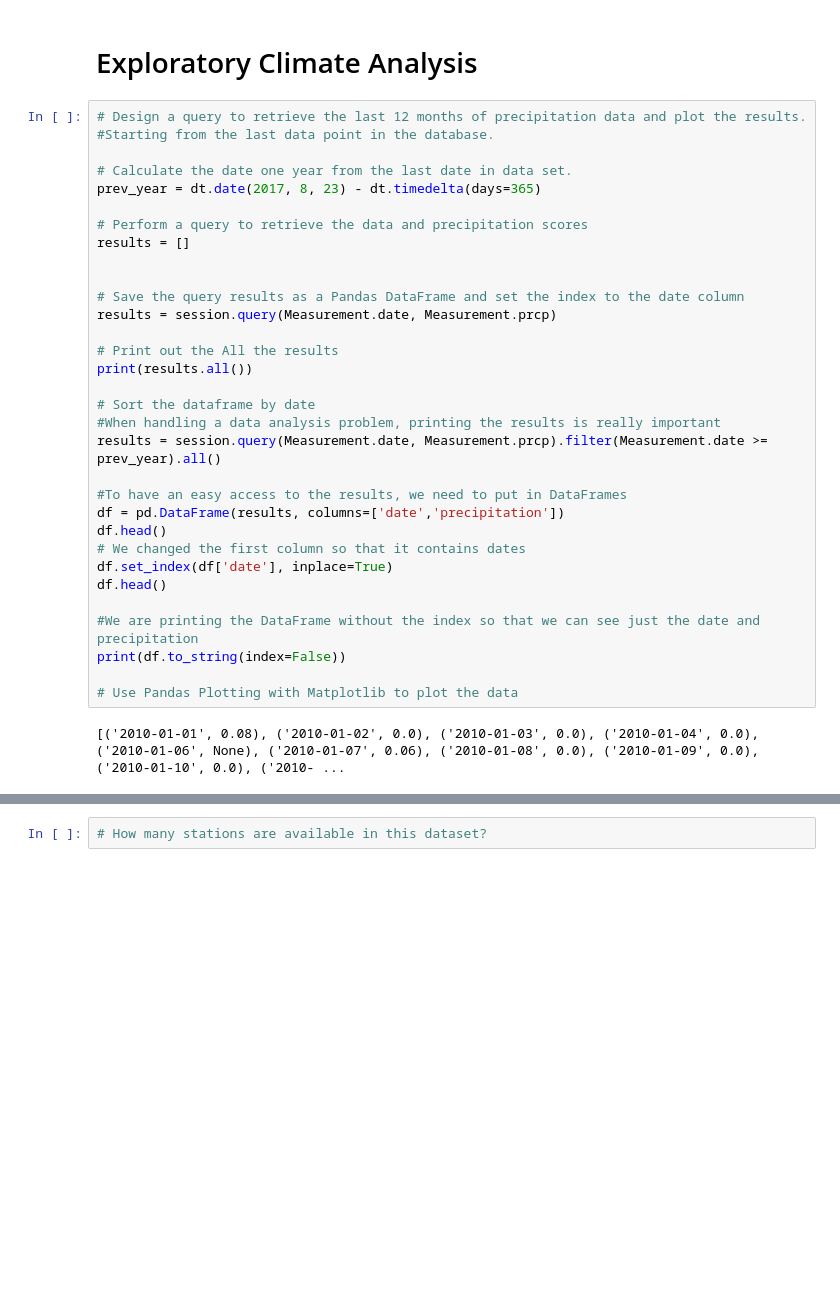
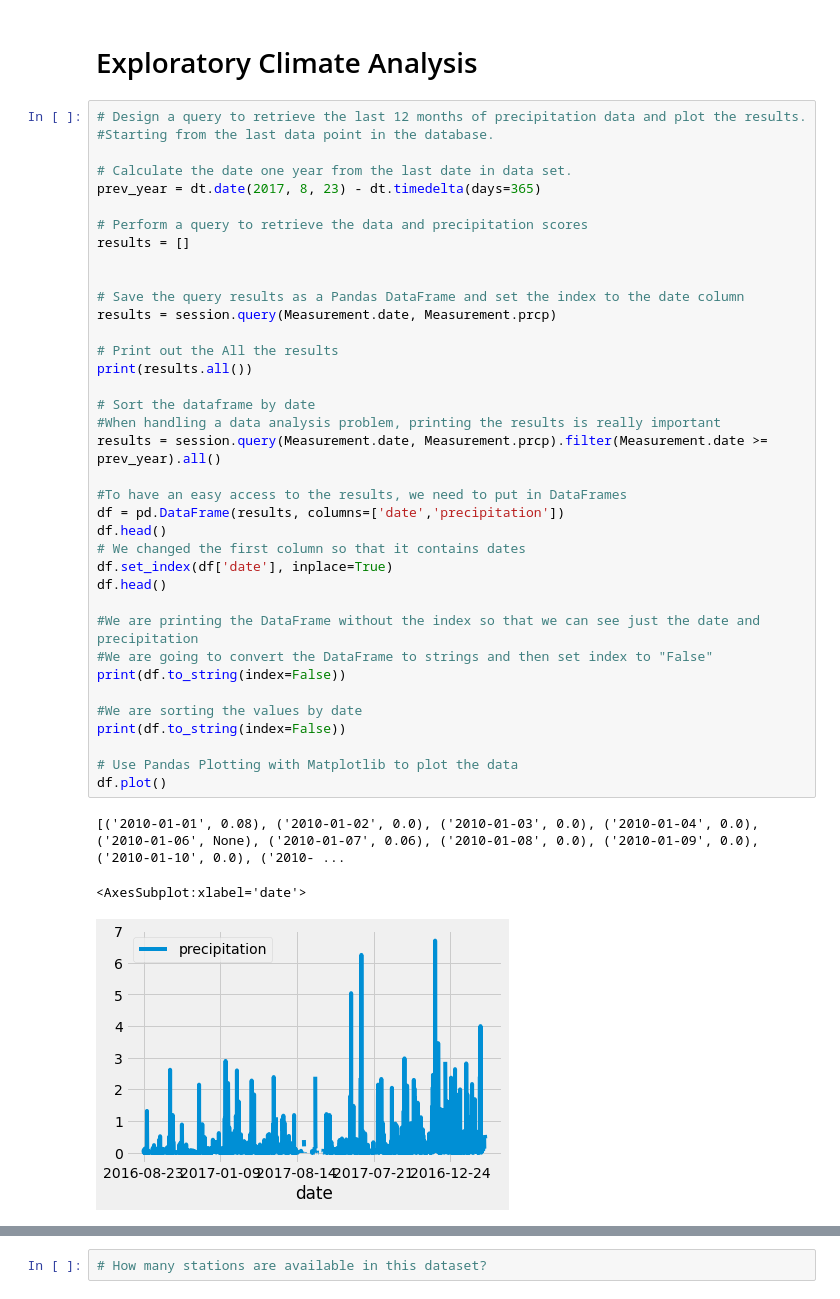
Before and after one commit to macosta2015/Roadmap, a Jupyter notebook: climate_analysis.ipynb, the cells around one changed output, grey strips where cells are left out. Cells and saved outputs as stored; diff of their text form; blank space fills up the shorter version.

```diff
--- a/climate_analysis.ipynb
+++ b/climate_analysis.ipynb
@@ -48,30 +48,37 @@ session = Session(engine)
 # Calculate the date one year from the last date in data set.
 prev_year = dt.date(2017, 8, 23) - dt.timedelta(days=365)
 
 # Perform a query to retrieve the data and precipitation scores
 results = []
 
 
 # Save the query results as a Pandas DataFrame and set the index to the date column
 results = session.query(Measurement.date, Measurement.prcp)
 
 # Print out the All the results
 print(results.all())
 
 # Sort the dataframe by date
 #When handling a data analysis problem, printing the results is really important
 results = session.query(Measurement.date, Measurement.prcp).filter(Measurement.date >= prev_year).all()
 
 #To have an easy access to the results, we need to put in DataFrames
 df = pd.DataFrame(results, columns=['date','precipitation'])
 df.head()
 # We changed the first column so that it contains dates
 df.set_index(df['date'], inplace=True)
 df.head()
 
 #We are printing the DataFrame without the index so that we can see just the date and precipitation
+#We are going to convert the DataFrame to strings and then set index to "False"
+print(df.to_string(index=False))
+
+#We are sorting the values by date
 print(df.to_string(index=False))
 
 # Use Pandas Plotting with Matplotlib to plot the data
+df.plot()
 # %% [output]
 [('2010-01-01', 0.08), ('2010-01-02', 0.0), ('2010-01-03', 0.0), ('2010-01-04', 0.0), ('2010-01-06', None), ('2010-01-07', 0.06), ('2010-01-08', 0.0), ('2010-01-09', 0.0), ('2010-01-10', 0.0), ('2010- ...
+<AxesSubplot:xlabel='date'>
+[figure, added]
```
Also changed, not shown: parts of 2 cells of this notebook.
